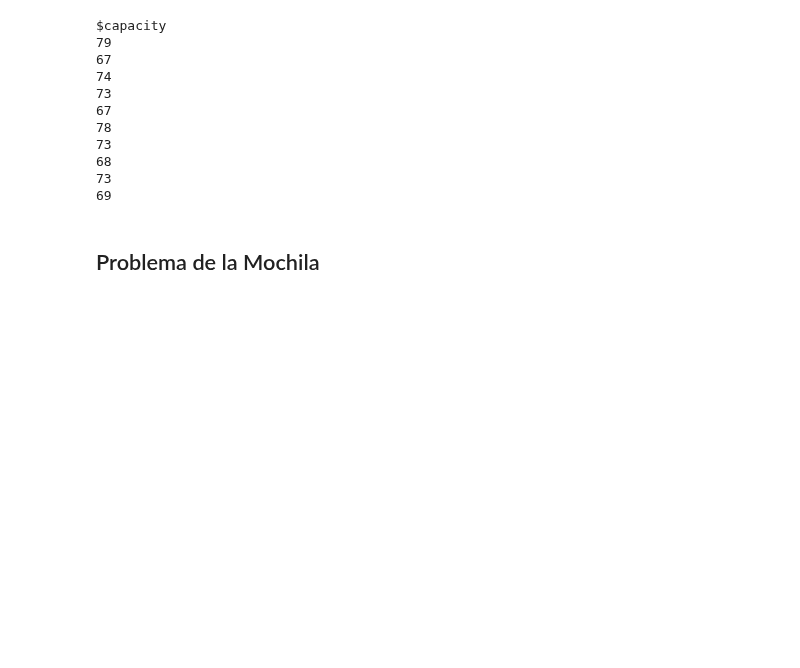
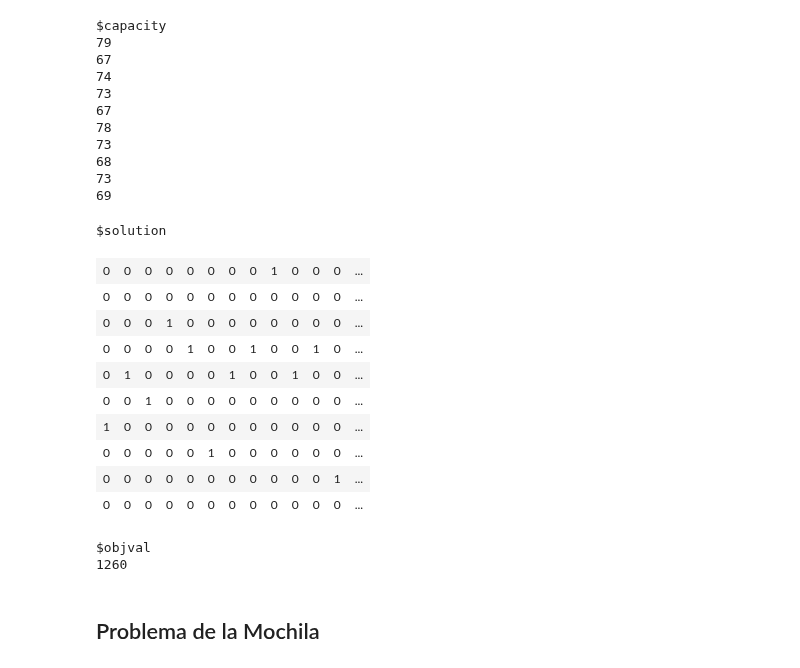
Before and after one commit to garciparedes/integer-programming-heuristics, a Jupyter notebook: integer-programming-heuristics.ipynb, the cells around one changed output. Saved outputs shown, nothing was run; the diff lists cells and outputs as text; code cells hidden in the pictures; blank space fills up the shorter version.

Commit message:
Done with GAP Greedy Heuristic

```diff
--- a/integer-programming-heuristics.ipynb
+++ b/integer-programming-heuristics.ipynb
@@ -504,0 +501,17 @@ GeneralizedAssignmentGreedy <- function(cost) {
+# %%
+GeneralizedAssignmentGreedy <- function(p) {
+    sol <- list(solution = matrix(0, nrow = p$m, ncol = p$n),
+                objval = 0)
+    while(!all(colSums(sol$solution) == 1)) {
+        max.resource <- max(p$capacity - p$resource[,colSums(sol$solution) == 0])
+
+        ij <- which(p$capacity - p$resource == max.resource, arr.ind = TRUE)
+        ij <- ij[colSums(sol$solution[, ij[,2], drop = FALSE]) == 0, , drop = FALSE]
+        ij <- ij[which.max(p$cost[ij]), ,drop = FALSE]
+
+        sol$solution[ij[1], ij[2]] <- 1
+        p$capacity[ij[1]] <- p$capacity[ij[1]] - p$resource[ij[1], ij[2]]
+        sol$objval <- sol$objval + p$cost[ij[1], ij[2]]
+    }
+    return(sol)
+}
@@ -702,6 +773,22 @@ $capacity
 68
 73
 69
+# %%
+GeneralizedAssignmentGreedy(gap12.1)
+# %% [output]
+$solution
+| 0 | 0 | 0 | 0 | 0 | 0 | 0 | 0 | 1 | 0 | 0 | 0 | ... |
+| 0 | 0 | 0 | 0 | 0 | 0 | 0 | 0 | 0 | 0 | 0 | 0 | ... |
+| 0 | 0 | 0 | 1 | 0 | 0 | 0 | 0 | 0 | 0 | 0 | 0 | ... |
+| 0 | 0 | 0 | 0 | 1 | 0 | 0 | 1 | 0 | 0 | 1 | 0 | ... |
+| 0 | 1 | 0 | 0 | 0 | 0 | 1 | 0 | 0 | 1 | 0 | 0 | ... |
+| 0 | 0 | 1 | 0 | 0 | 0 | 0 | 0 | 0 | 0 | 0 | 0 | ... |
+| 1 | 0 | 0 | 0 | 0 | 0 | 0 | 0 | 0 | 0 | 0 | 0 | ... |
+| 0 | 0 | 0 | 0 | 0 | 1 | 0 | 0 | 0 | 0 | 0 | 0 | ... |
+| 0 | 0 | 0 | 0 | 0 | 0 | 0 | 0 | 0 | 0 | 0 | 1 | ... |
+| 0 | 0 | 0 | 0 | 0 | 0 | 0 | 0 | 0 | 0 | 0 | 0 | ... |
+$objval
+1260
 # %%
 # a <- GeneralizedAssignmentExact(gap12.1)
 # matrix(a$solution, nrow = gap12.1$m, byrow = TRUE)
```
Also changed, not shown: parts of 6 cells of this notebook.
